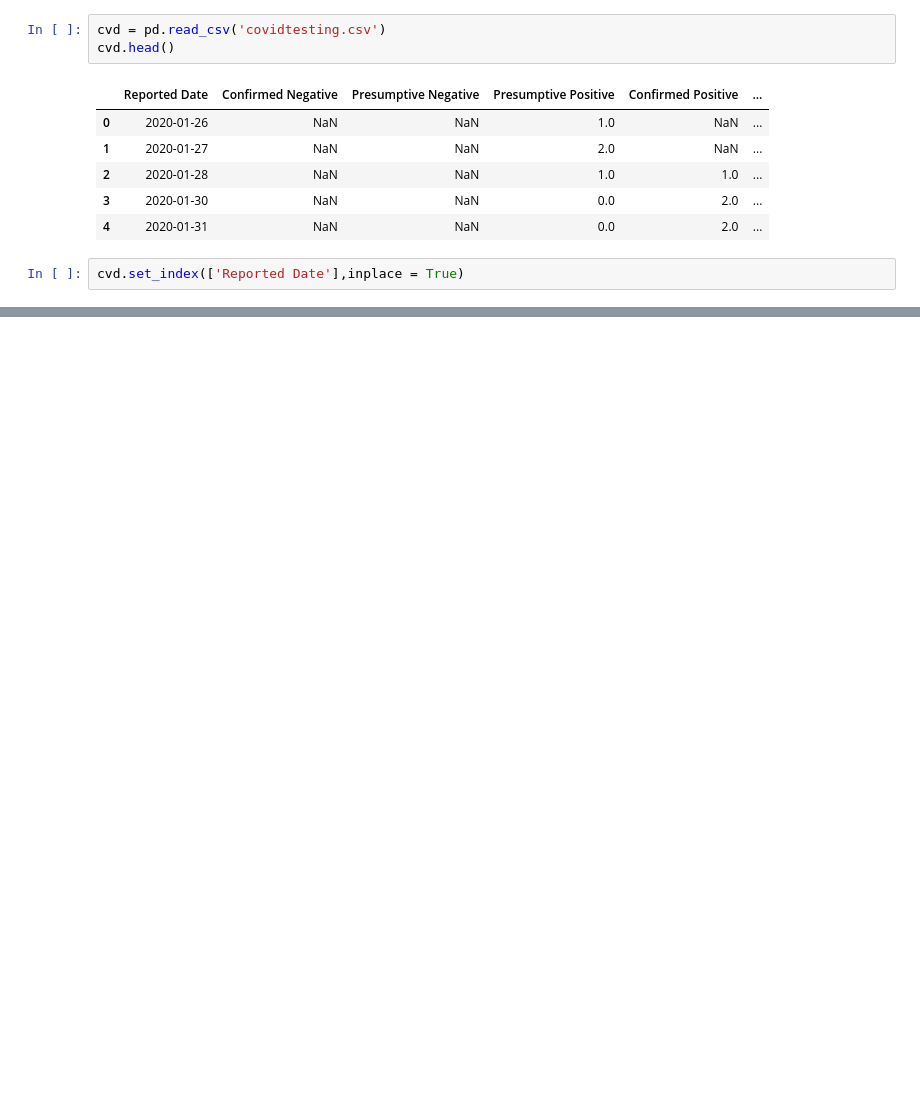
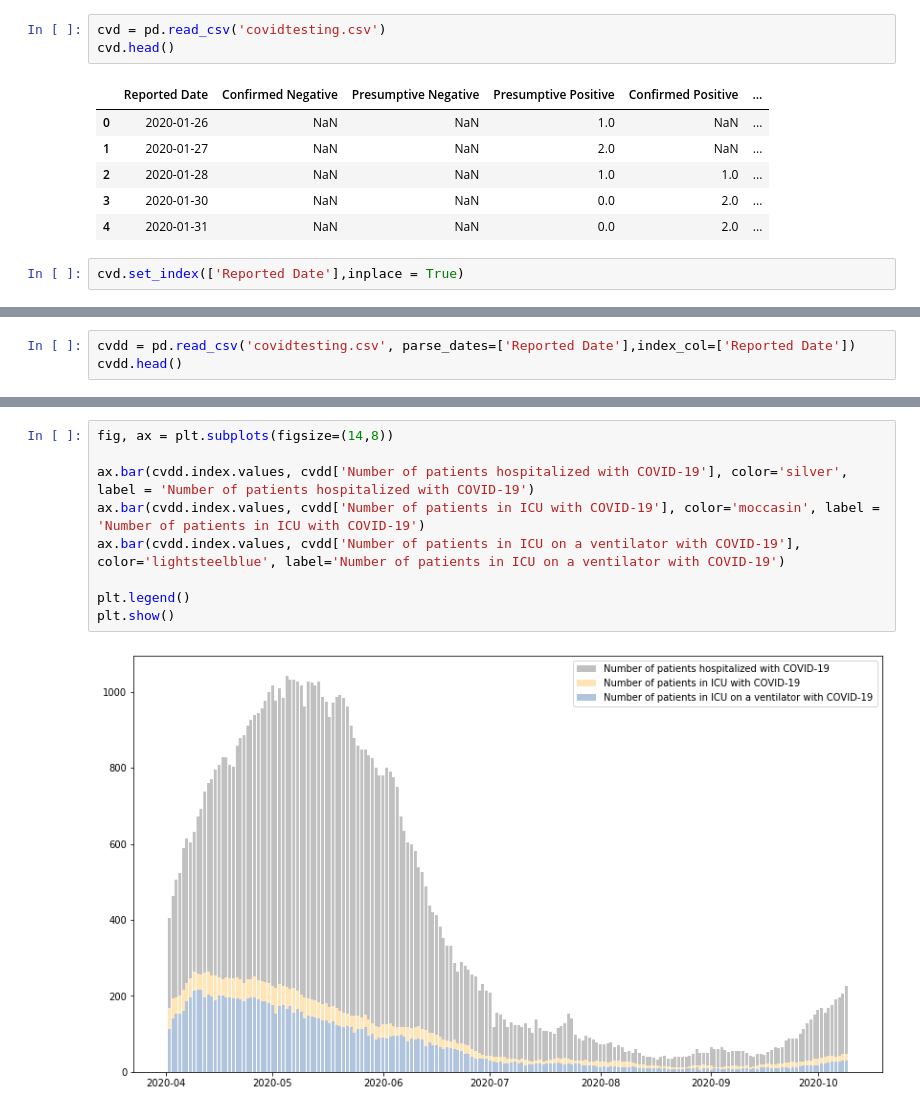
Before and after one commit to KojoObeng/covid-19, a Jupyter notebook: EDA.ipynb, the cells around one changed output, grey strips where cells are left out. Saved outputs shown, nothing was run; the diff lists cells and outputs as text; blank space fills up the shorter version.

```diff
--- a/EDA.ipynb
+++ b/EDA.ipynb
@@ -55,0 +50,3 @@ plt.show()
+# %%
+cvdd = pd.read_csv('covidtesting.csv', parse_dates=['Reported Date'],index_col=['Reported Date'])
+cvdd.head()
@@ -55,0 +61,11 @@ plt.show()
+# %%
+fig, ax = plt.subplots(figsize=(14,8))
+
+ax.bar(cvdd.index.values, cvdd['Number of patients hospitalized with COVID-19'], color='silver', label = 'Number of patients hospitalized with COVID-19')
+ax.bar(cvdd.index.values, cvdd['Number of patients in ICU with COVID-19'], color='moccasin', label = 'Number of patients in ICU with COVID-19')
+ax.bar(cvdd.index.values, cvdd['Number of patients in ICU on a ventilator with COVID-19'], color='lightsteelblue', label='Number of patients in ICU on a ventilator with COVID-19')
+
+plt.legend()
+plt.show()
+# %% [output]
+[figure, added]
```
Also changed, not shown: parts of 7 cells of this notebook.
